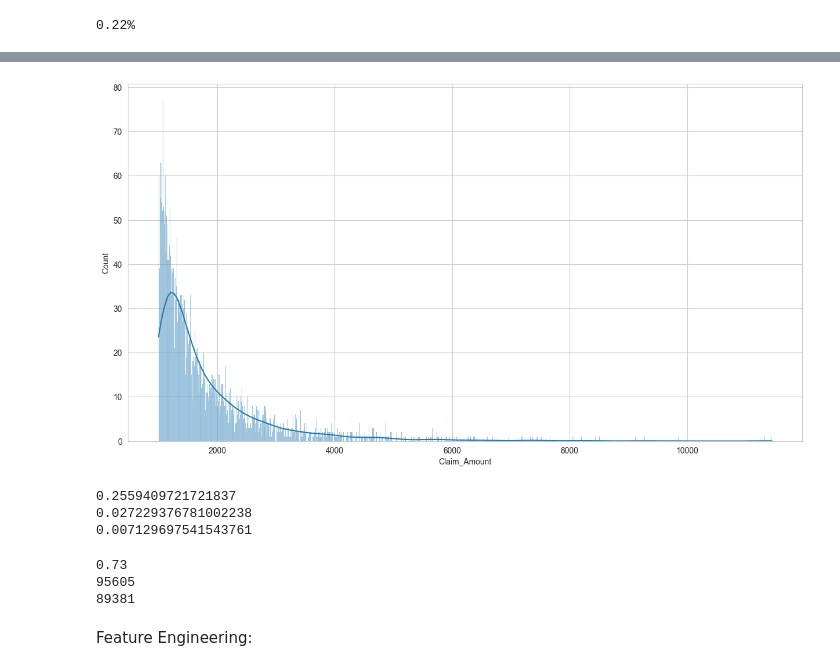
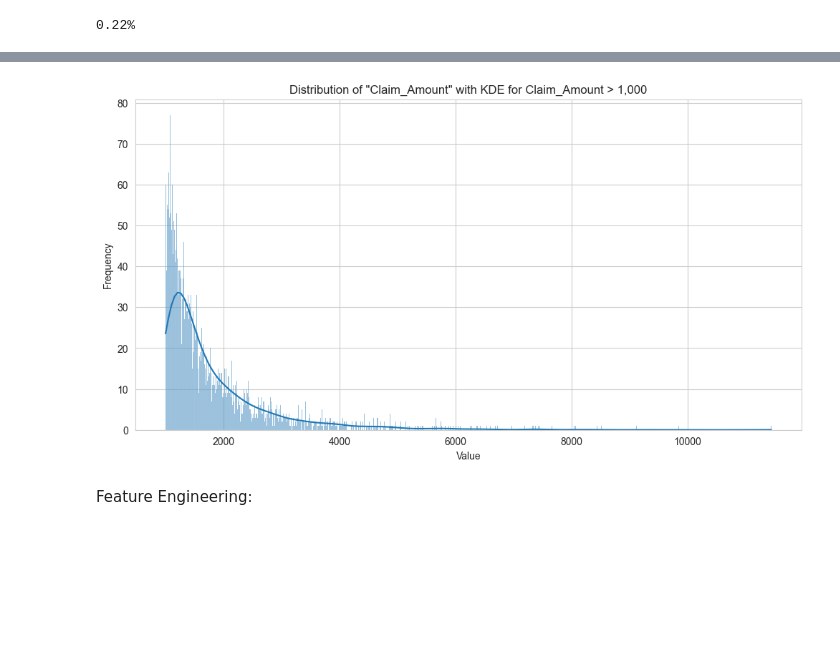
Before and after one commit to AnoopCA/Vehicle_Insurance_Claims_Prediction, a Jupyter notebook: Claims_Prediction.ipynb, the cells around one changed output, grey strips where cells are left out. Drawn from its saved outputs; the diff is of its cells as text; code cells hidden in the pictures; blank space fills up the shorter version.

```diff
--- a/Claims_Prediction.ipynb
+++ b/Claims_Prediction.ipynb
@@ -329,31 +344,12 @@ Text(0.5, 1.0, 'Distribution of "Claim_Amount" with KDE')
 # %%
-plt.figure(figsize=(15, 8))
+plt.figure(figsize=(12, 6))
 sns.histplot(train_data[train_data['Claim_Amount']>1000]['Claim_Amount'], bins=1000, kde=True)
+plt.xlabel('Value')
+plt.ylabel('Frequency')
+plt.title('Distribution of "Claim_Amount" with KDE for Claim_Amount > 1,000')
 plt.show()
 # %% [output]
-[figure, old version]
+[figure, new version]
-# %%
-print(len(train_data[train_data['Claim_Amount']>100]['Claim_Amount']) * 100/ len(train_data))
-print(len(train_data[train_data['Claim_Amount']>1000]['Claim_Amount']) * 100 / len(train_data))
-print(len(train_data[train_data['Claim_Amount']>2000]['Claim_Amount']) * 100/ len(train_data))
-# %% [output]
-0.2559409721721837
-0.027229376781002238
-0.007129697541543761
-# %%
-print(round(len(train_data[train_data['Claim_Amount']>0])/len(train_data), 4) * 100)
-print(len(train_data[train_data['Claim_Amount']>0]))
-print(len(train_data[train_data['Claim_Amount']>2]))
-#print(round(len(train_data[train_data['Claim_Amount']>=0.5])/len(train_data), 4) * 100)
-
-#print(round(len(train_data[(train_data['Claim_Amount']>=0.5) & (train_data['Claim_Amount']<1)])/len(train_data), 4) * 100)
-#print(round(len(train_data[(train_data['Claim_Amount']>=1) & (train_data['Claim_Amount']<2)])/len(train_data), 4) * 100)
-#print(round(len(train_data[train_data['Claim_Amount']>=2])/len(train_data), 3) * 100)
-#print(round(len(train_data[train_data['Claim_Amount']>100])/len(train_data), 4) * 100)
-# %% [output]
-0.73
-95605
-89381
 # %% [markdown]
 Feature Engineering:
 # %%
```
Also changed, not shown: parts of 3 cells of this notebook.
